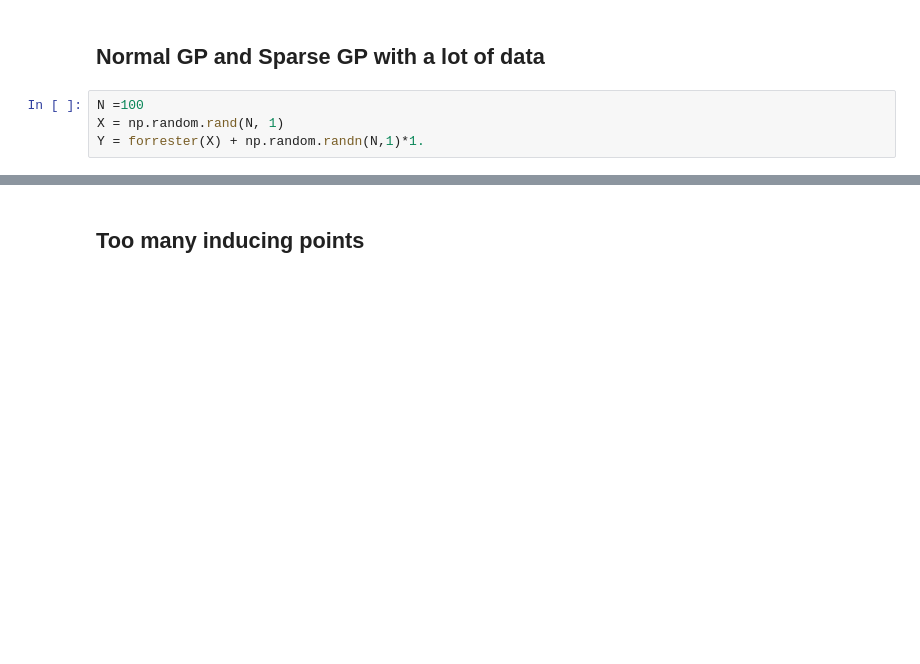
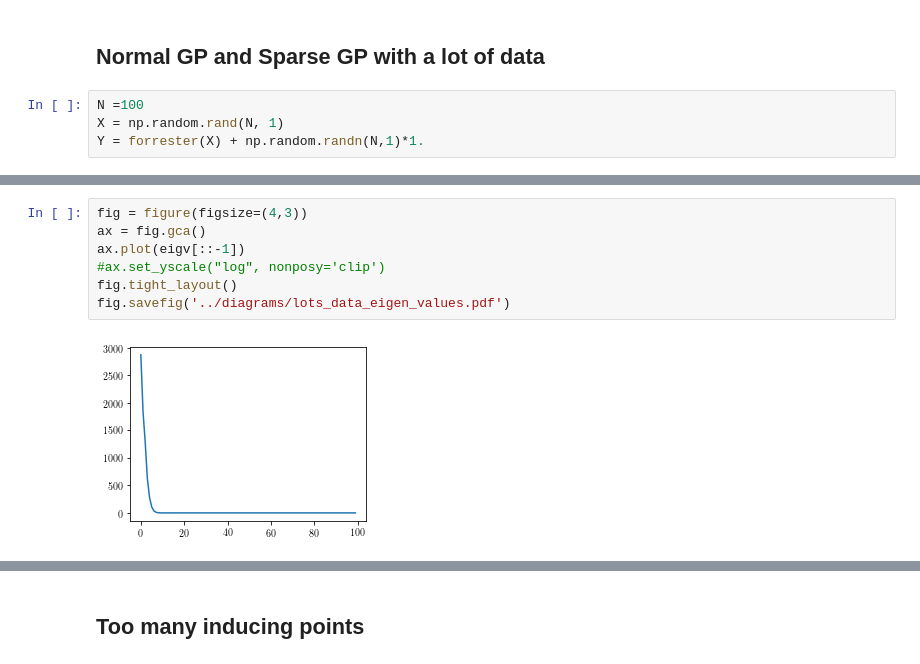
Before and after one commit to zhenwendai/zhenwendai.github.io, a Jupyter notebook: _talks/GPSS2018/notebooks/GP_notebook.ipynb, the cells around one changed output, grey strips where cells are left out. Drawn from its saved outputs; the diff is of its cells as text; blank space fills up the shorter version.

```diff
--- a/_talks/GPSS2018/notebooks/GP_notebook.ipynb
+++ b/_talks/GPSS2018/notebooks/GP_notebook.ipynb
@@ -118,3 +122,12 @@ fig.savefig('../diagrams/gp_example_lots_data.pdf')
+# %%
+fig = figure(figsize=(4,3))
+ax = fig.gca()
+ax.plot(eigv[::-1])
+#ax.set_yscale("log", nonposy='clip')
+fig.tight_layout()
+fig.savefig('../diagrams/lots_data_eigen_values.pdf')
+# %% [output]
+[figure, added]
 # %%
 m = GPy.models.SparseGPRegression(X, Y, num_inducing=8)
 m.likelihood.variance = 1e-4
```
Also changed, not shown: parts of 4 cells of this notebook, 13 other files.
